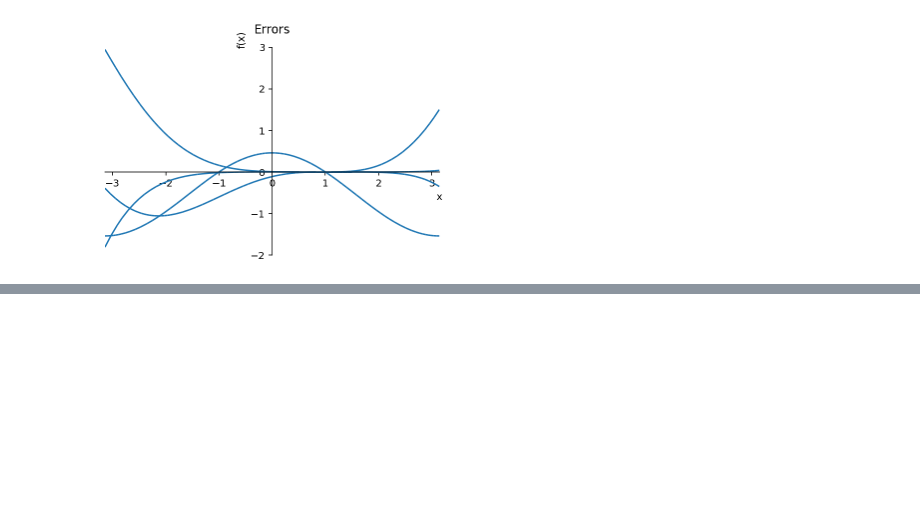
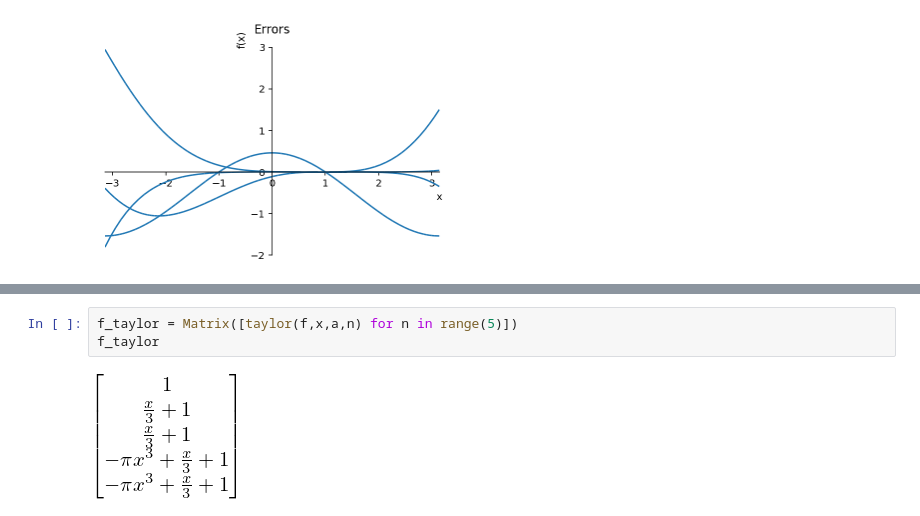
Before and after one commit to madvay/math-explorations, a Jupyter notebook: series/taylor.ipynb, the cells around one changed output, grey strips where cells are left out. Cells and saved outputs as stored; diff of their text form; blank space fills up the shorter version.

```diff
--- a/series/taylor.ipynb
+++ b/series/taylor.ipynb
@@ -83,0 +91,5 @@ p.show()
+# %%
+f_taylor = Matrix([taylor(f,x,a,n) for n in range(5)])
+f_taylor
+# %% [output]
+[figure, added]
```
Also changed, not shown: parts of 18 cells of this notebook.
